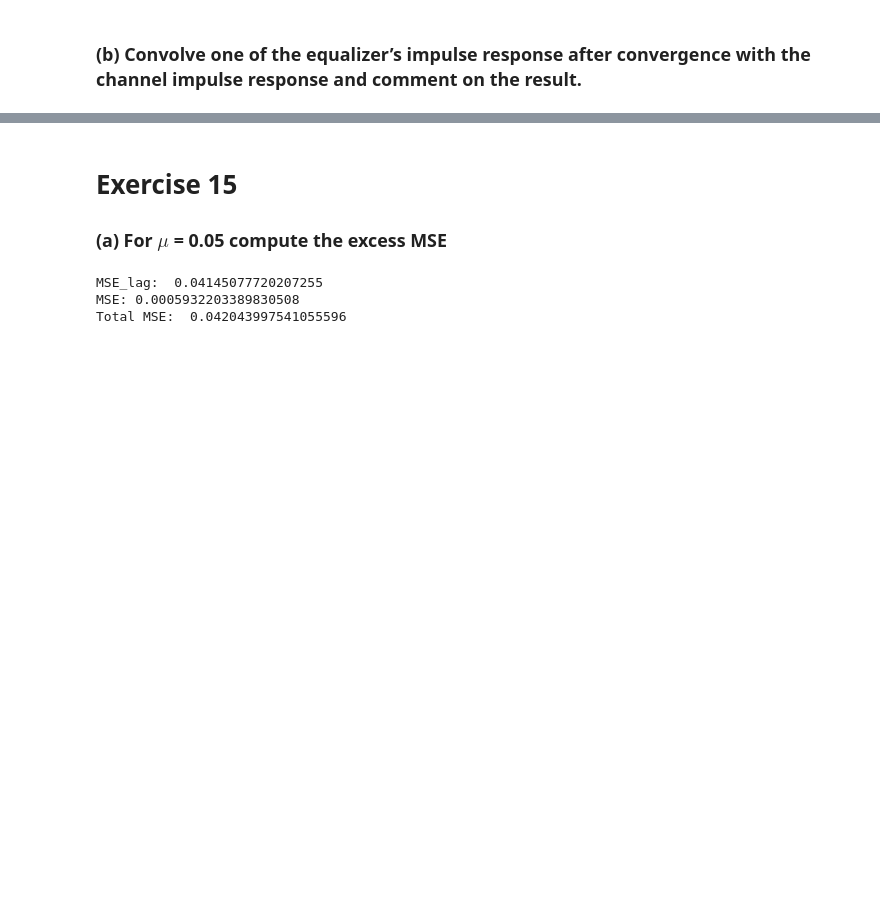
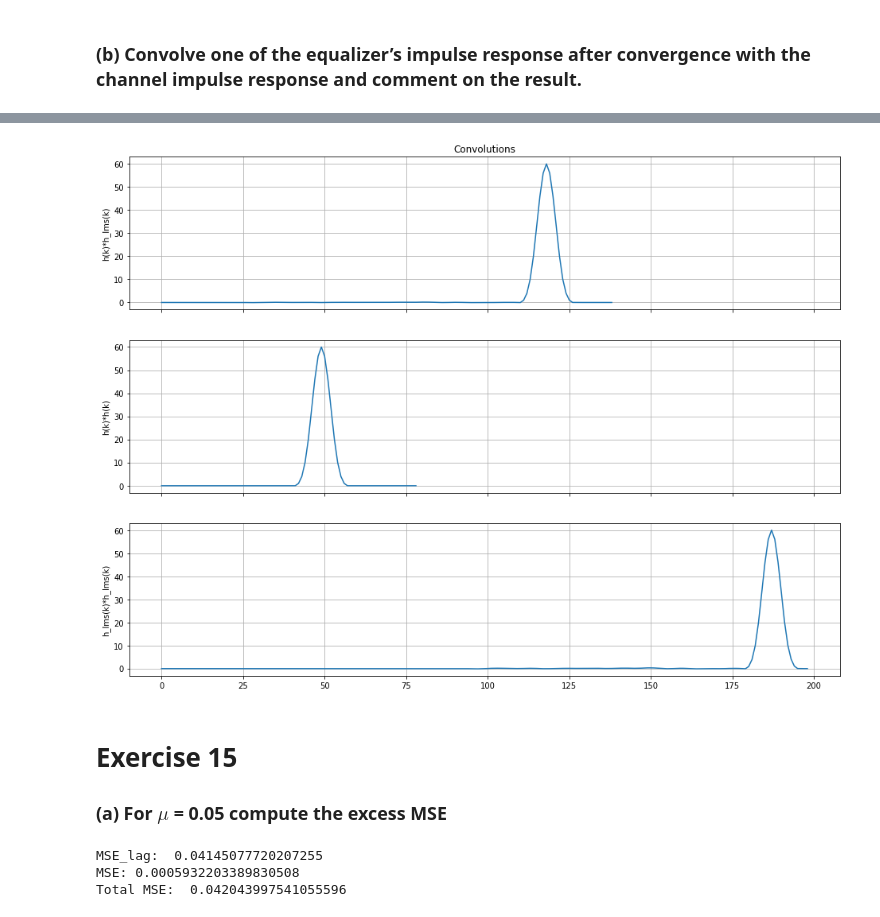
Before and after one commit to guedes-joaofelipe/adaptive-filtering, a Jupyter notebook: Notebooks/exercises_chap3.ipynb, the cells around one changed output, grey strips where cells are left out. Drawn from its saved outputs; the diff is of its cells as text; code cells hidden in the pictures; blank space fills up the shorter version.

```diff
--- a/Notebooks/exercises_chap3.ipynb
+++ b/Notebooks/exercises_chap3.ipynb
@@ -655,3 +639,21 @@ if output_filepath is not None:
+# %%
+fig, ax = plt.subplots(ncols = 1, nrows=3, figsize=(16,12), sharex=True)
+ax[0].plot(np.convolve(lms.coef_vector[-1], h))
+ax[0].grid(True)
+ax[0].set_title('Convolutions'), ax[0].set_ylabel('h(k)*h_lms(k)')
+
+ax[1].plot(np.convolve(h, h))
+ax[1].grid(True)
+ax[1].set_ylabel('h(k)*h(k)')
+
+ax[2].plot(np.convolve(lms.coef_vector[-1], lms.coef_vector[-1]))
+ax[2].grid(True)
+ax[2].set_ylabel('h_lms(k)*h_lms(k)')
+
+if output_filepath is not None:
+    fig.savefig(output_filepath + 'b_convolution.jpg', bbox_inches = 'tight')
+# %% [output]
+[figure, added]
 # %% [markdown]
 # Exercise 15
 
```
Also changed, not shown: parts of 6 cells of this notebook, 7 other files.
